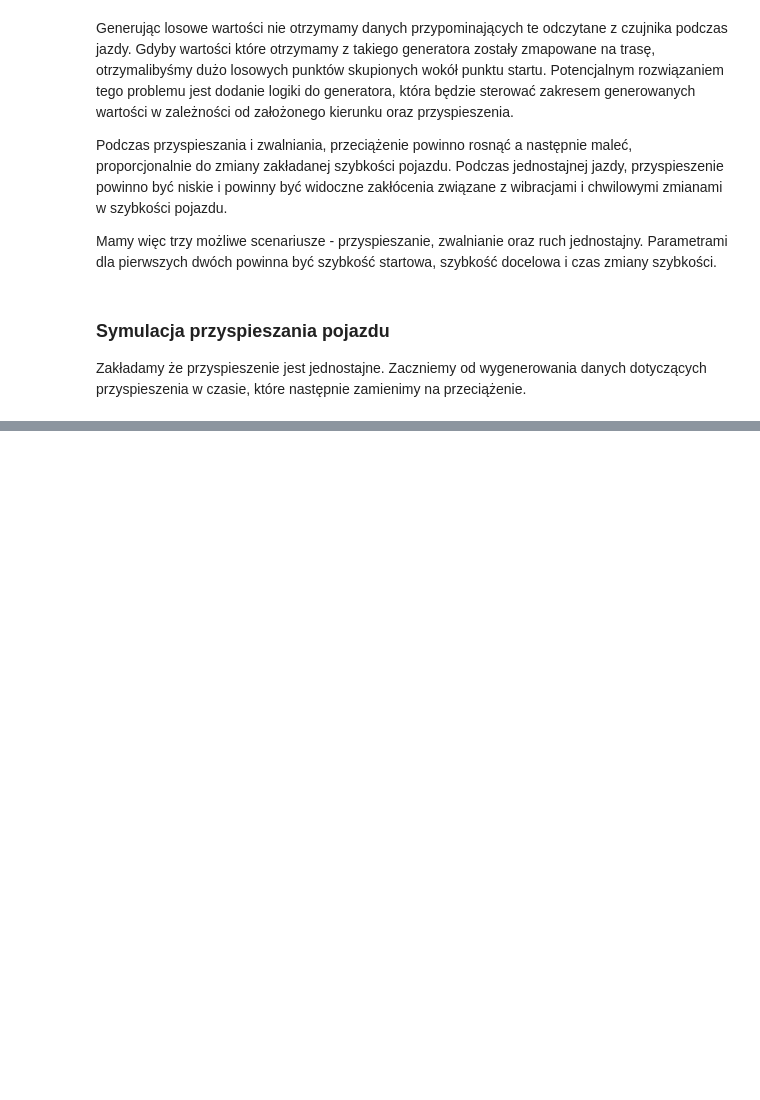
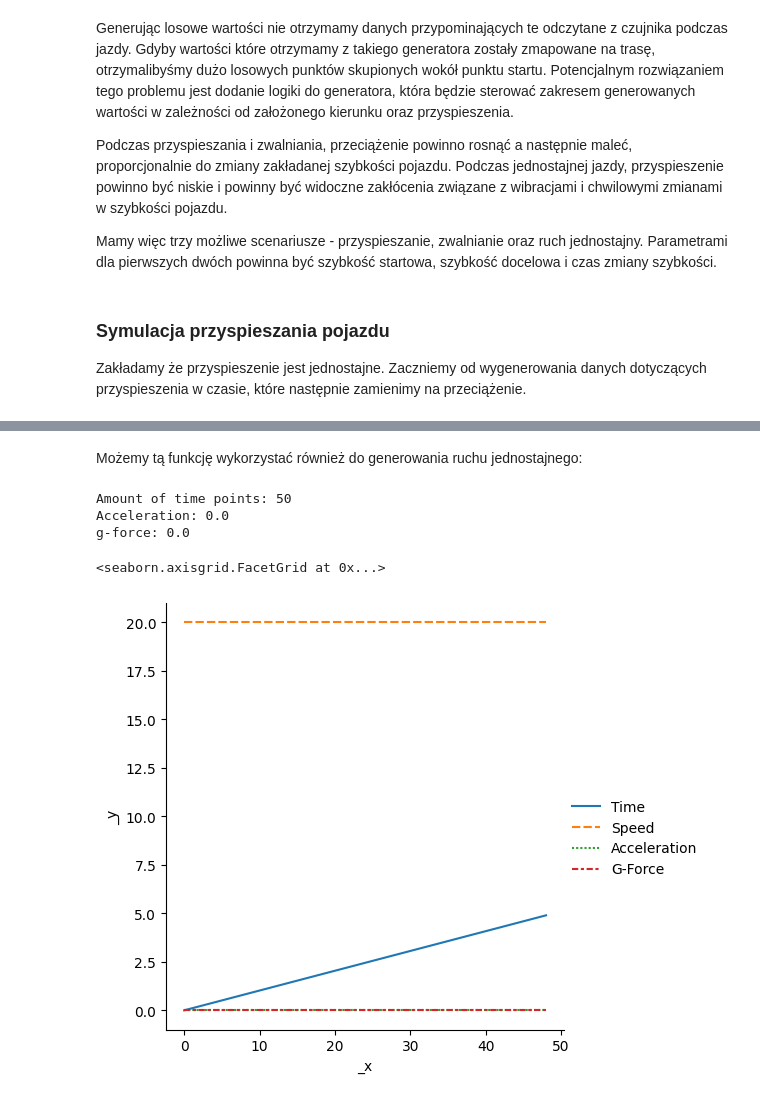
Before and after one commit to SteelPh0enix/magisterka-pollub, a Jupyter notebook: path_generators_showcase.ipynb, the cells around one changed output, grey strips where cells are left out. Cells and saved outputs as stored; diff of their text form; code cells hidden in the pictures; blank space fills up the shorter version.

```diff
--- a/path_generators_showcase.ipynb
+++ b/path_generators_showcase.ipynb
@@ -129,0 +153,20 @@ Można zastosować inny wzór na obliczanie przeciążenia - $\text{G force} = \
+# %% [markdown]
+Możemy tą funkcję wykorzystać również do generowania ruchu jednostajnego:
+# %%
+time, speed, acceleration, g_force = generate_movement_data(20, 20, 5, 0.1)
+
+print(f"Amount of time points: {len(time)}")
+print(f"Acceleration: {acceleration[0]}")
+print(f"g-force: {g_force[0]}")
+
+
+# Visualize the data
+acceleration_dataframe = pd.DataFrame(list(zip(time, speed, acceleration, g_force)), columns=["Time", "Speed", "Acceleration", "G-Force"])
+
+sns.relplot(data=acceleration_dataframe, kind="line")
+# %% [output]
+Amount of time points: 50
+Acceleration: 0.0
+g-force: 0.0
+<seaborn.axisgrid.FacetGrid at 0x...>
+[figure, added]
```
Also changed, not shown: parts of 4 cells of this notebook.
